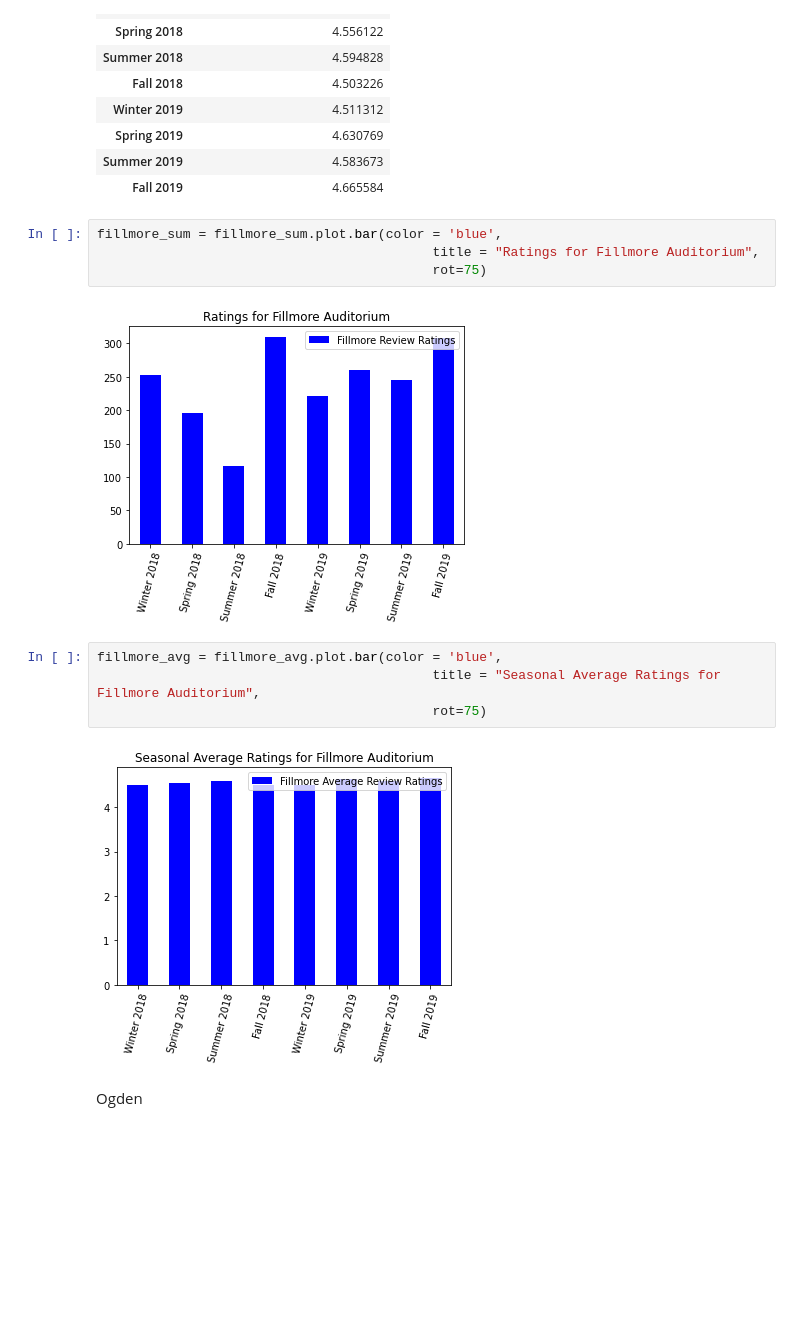
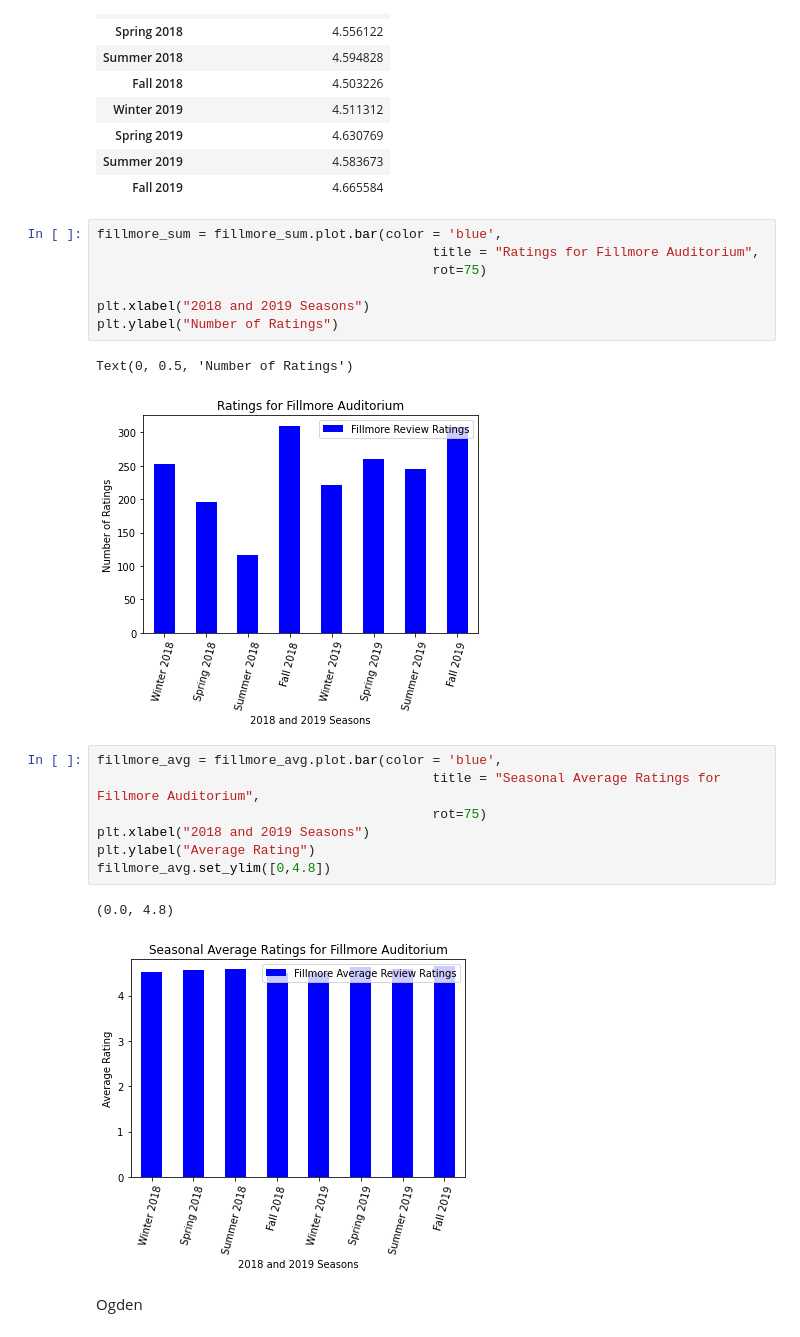
Before and after one commit to mattyk33/A-team, a Jupyter notebook: Untitled.ipynb, the cells around one changed output. Drawn from its saved outputs; the diff is of its cells as text; blank space fills up the shorter version.

Commit message:
bar charts

```diff
--- a/Untitled.ipynb
+++ b/Untitled.ipynb
@@ -144,14 +144,22 @@ fillmore_avg
 fillmore_sum = fillmore_sum.plot.bar(color = 'blue',
                                            title = "Ratings for Fillmore Auditorium",
                                            rot=75)
+
+plt.xlabel("2018 and 2019 Seasons")
+plt.ylabel("Number of Ratings")
 # %% [output]
+Text(0, 0.5, 'Number of Ratings')
-[figure, old version]
+[figure, new version]
 # %%
 fillmore_avg = fillmore_avg.plot.bar(color = 'blue',
                                            title = "Seasonal Average Ratings for Fillmore Auditorium",
                                            rot=75)
+plt.xlabel("2018 and 2019 Seasons")
+plt.ylabel("Average Rating")
+fillmore_avg.set_ylim([0,4.8])
 # %% [output]
+(0.0, 4.8)
-[figure, old version]
+[figure, new version]
 # %% [markdown]
 Ogden
 # %%
```
Also changed, not shown: parts of 2 cells of this notebook.
